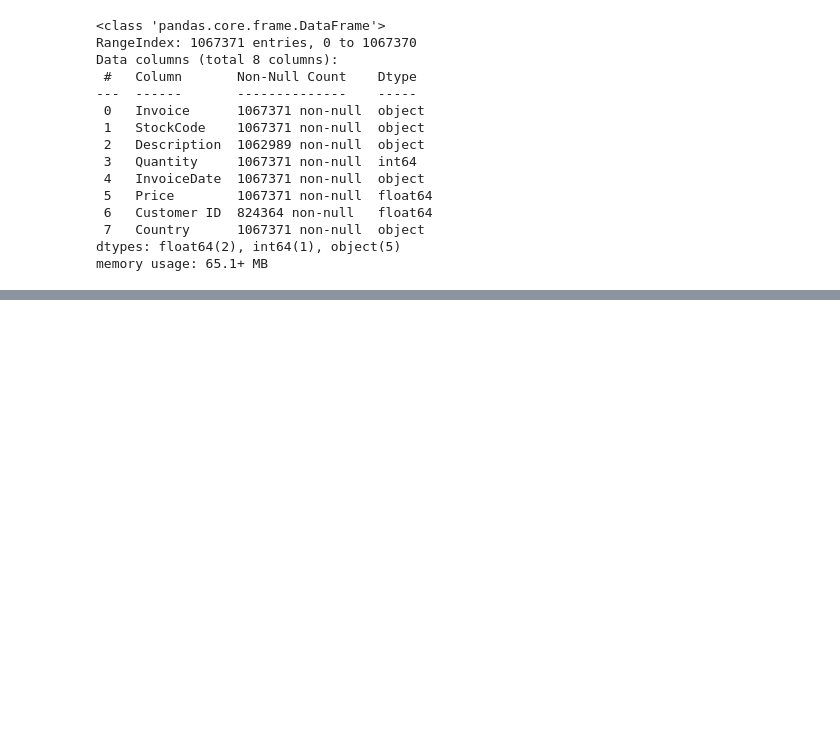
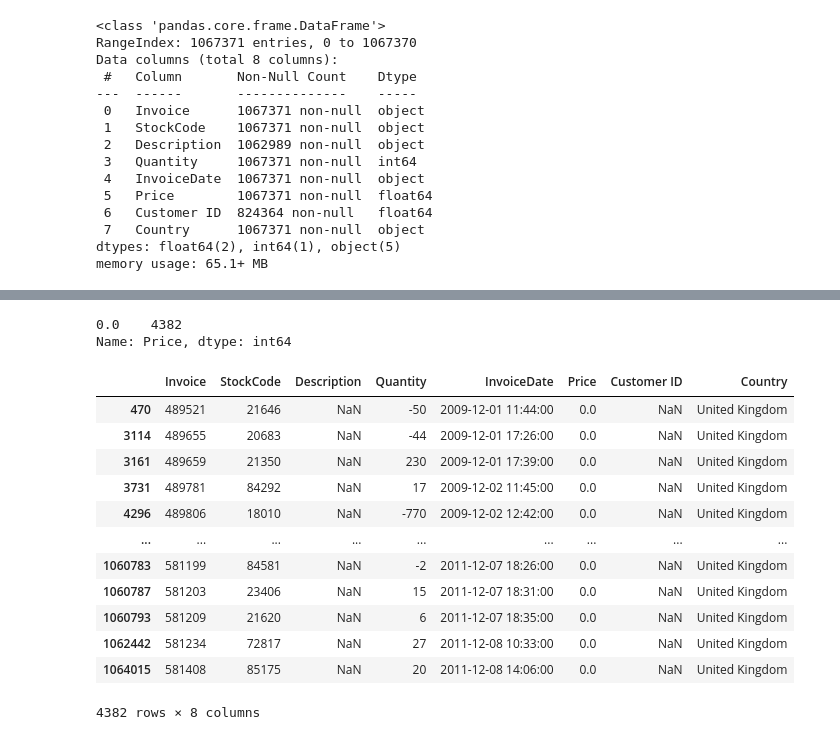
Before and after one commit to DonzerHD/Segmentation_Client, a Jupyter notebook: Notebooks/Partie_1_Segmentation_et_Visualisation/Nettoyage_des_données.ipynb, the cells around one changed output, grey strips where cells are left out. Saved outputs shown, nothing was run; the diff lists cells and outputs as text; code cells hidden in the pictures; blank space fills up the shorter version.

```diff
--- a/Notebooks/Partie_1_Segmentation_et_Visualisation/Nettoyage_des_données.ipynb
+++ b/Notebooks/Partie_1_Segmentation_et_Visualisation/Nettoyage_des_données.ipynb
@@ -60,0 +71,27 @@ df_concat.isnull().sum()
+# %%
+# montre moi les lignes nulles pour la colonne description
+df_null_customer = df_concat[df_concat['Customer ID'].isnull()]
+# regarde quand le description et le customer est null
+df_null_customer_description = df_null_customer[df_null_customer['Description'].isnull()]
+# montre moi toute les valeurs dans le price
+df_null_customer_description['Price'].value_counts()
+# %% [output]
+0.0    4382
+Name: Price, dtype: int64
+# %%
+# montre le df_null_customer_description ou le pays est l'united kingdom
+df_null_customer_description[df_null_customer_description['Country'] == 'United Kingdom']
+# %% [output]
+|  | Invoice | StockCode | Description | Quantity | InvoiceDate | Price | Customer ID | Country |
+| 470 | 489521 | 21646 | NaN | -50 | 2009-12-01 11:44:00 | 0.0 | NaN | United Kingdom |
+| 3114 | 489655 | 20683 | NaN | -44 | 2009-12-01 17:26:00 | 0.0 | NaN | United Kingdom |
+| 3161 | 489659 | 21350 | NaN | 230 | 2009-12-01 17:39:00 | 0.0 | NaN | United Kingdom |
+| 3731 | 489781 | 84292 | NaN | 17 | 2009-12-02 11:45:00 | 0.0 | NaN | United Kingdom |
+| 4296 | 489806 | 18010 | NaN | -770 | 2009-12-02 12:42:00 | 0.0 | NaN | United Kingdom |
+| ... | ... | ... | ... | ... | ... | ... | ... | ... |
+| 1060783 | 581199 | 84581 | NaN | -2 | 2011-12-07 18:26:00 | 0.0 | NaN | United Kingdom |
+| 1060787 | 581203 | 23406 | NaN | 15 | 2011-12-07 18:31:00 | 0.0 | NaN | United Kingdom |
+| 1060793 | 581209 | 21620 | NaN | 6 | 2011-12-07 18:35:00 | 0.0 | NaN | United Kingdom |
+| 1062442 | 581234 | 72817 | NaN | 27 | 2011-12-08 10:33:00 | 0.0 | NaN | United Kingdom |
+| 1064015 | 581408 | 85175 | NaN | 20 | 2011-12-08 14:06:00 | 0.0 | NaN | United Kingdom |
+4382 rows × 8 columns
```
Also changed, not shown: parts of 28 cells of this notebook, 2 other files.
